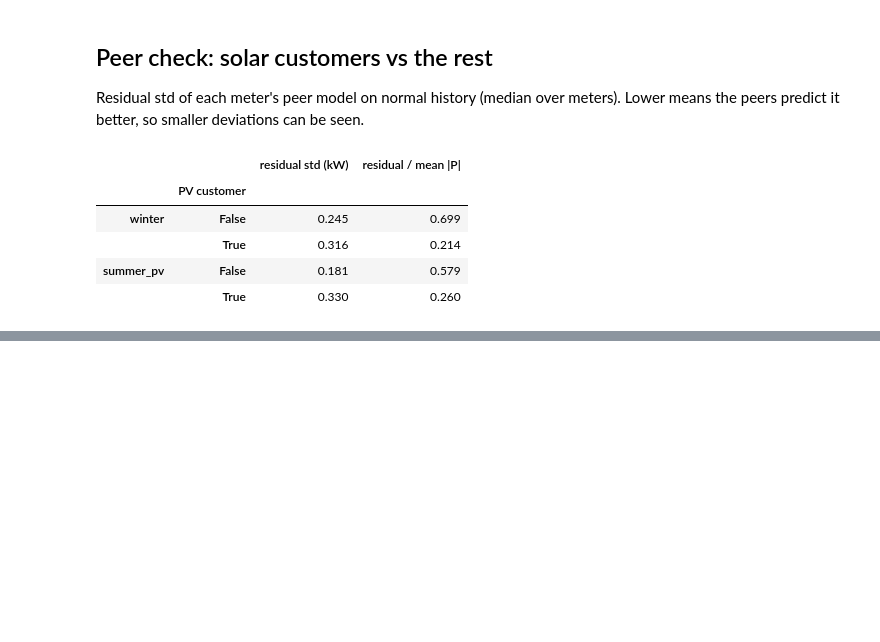
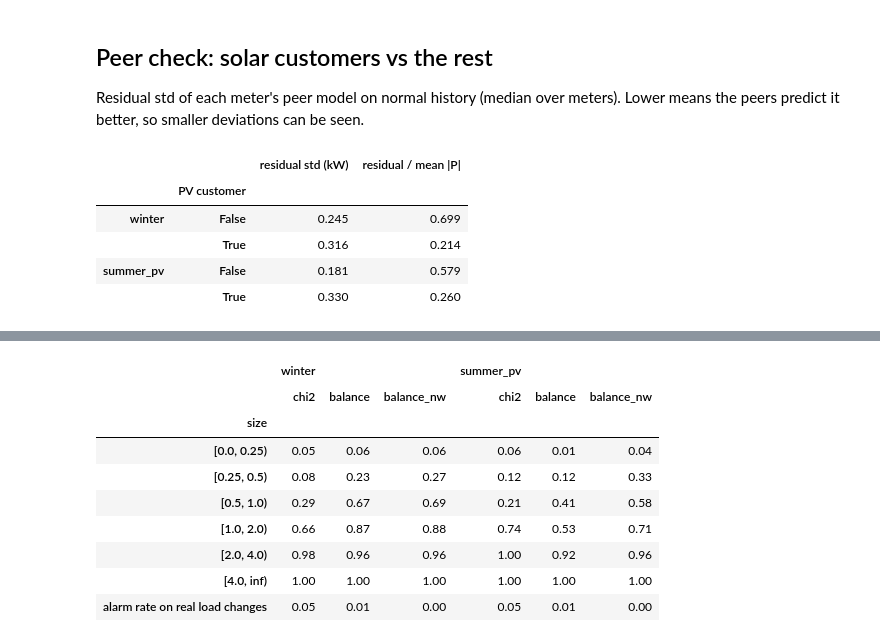
Before and after one commit to oluwadamme/meter-trust, a Jupyter notebook: notebooks/05_rooftop_pv.ipynb, the cells around one changed output, grey strips where cells are left out. Cells and saved outputs as stored; diff of their text form; code cells hidden in the pictures; blank space fills up the shorter version.

```diff
--- a/notebooks/05_rooftop_pv.ipynb
+++ b/notebooks/05_rooftop_pv.ipynb
@@ -120,0 +114,18 @@ pd.concat({name: pipeline.peer_quality(*r) for name, r in runs.items()}, axis=0)
+# %%
+nw_tables = {}
+for name, (data, out) in runs.items():
+    fl = {"chi2": out["wls"].flag, "balance": out["bal_flag"], "balance_nw": out["bal_nw_flag"]}
+    nw_tables[name] = ev.attack_size_table(data, out, flags=fl).drop(columns="steps")
+    nw_tables[name].loc["alarm rate on real load changes"] = ev.reference_rates(data, out, fl)
+pd.concat(nw_tables, axis=1).round(2)
+# %% [output]
+|  | winter |  |  | summer_pv |  |  |
+|  | chi2 | balance | balance_nw | chi2 | balance | balance_nw |
+| size |  |  |  |  |  |  |
+| [0.0, 0.25) | 0.05 | 0.06 | 0.06 | 0.06 | 0.01 | 0.04 |
+| [0.25, 0.5) | 0.08 | 0.23 | 0.27 | 0.12 | 0.12 | 0.33 |
+| [0.5, 1.0) | 0.29 | 0.67 | 0.69 | 0.21 | 0.41 | 0.58 |
+| [1.0, 2.0) | 0.66 | 0.87 | 0.88 | 0.74 | 0.53 | 0.71 |
+| [2.0, 4.0) | 0.98 | 0.96 | 0.96 | 1.00 | 0.92 | 0.96 |
+| [4.0, inf) | 1.00 | 1.00 | 1.00 | 1.00 | 1.00 | 1.00 |
+| alarm rate on real load changes | 0.05 | 0.01 | 0.00 | 0.05 | 0.01 | 0.00 |
```
Also changed, not shown: parts of 13 cells of this notebook, 9 other files.
